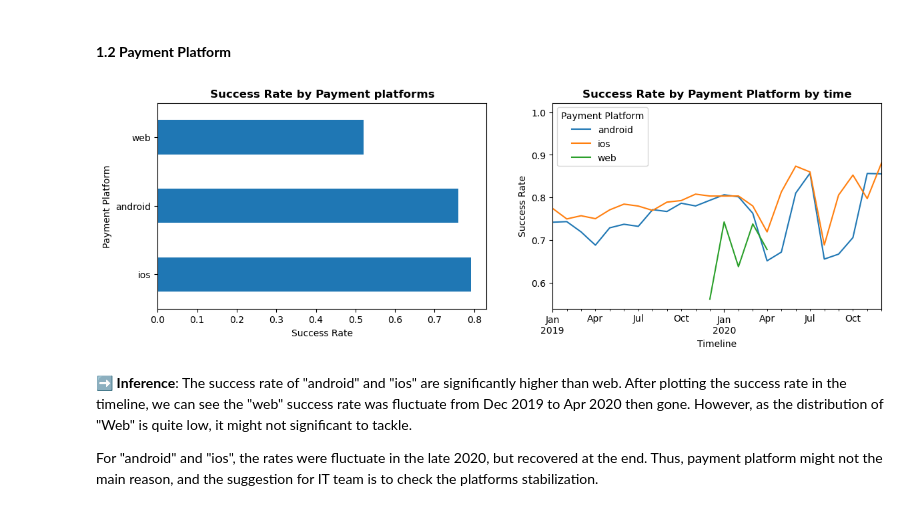
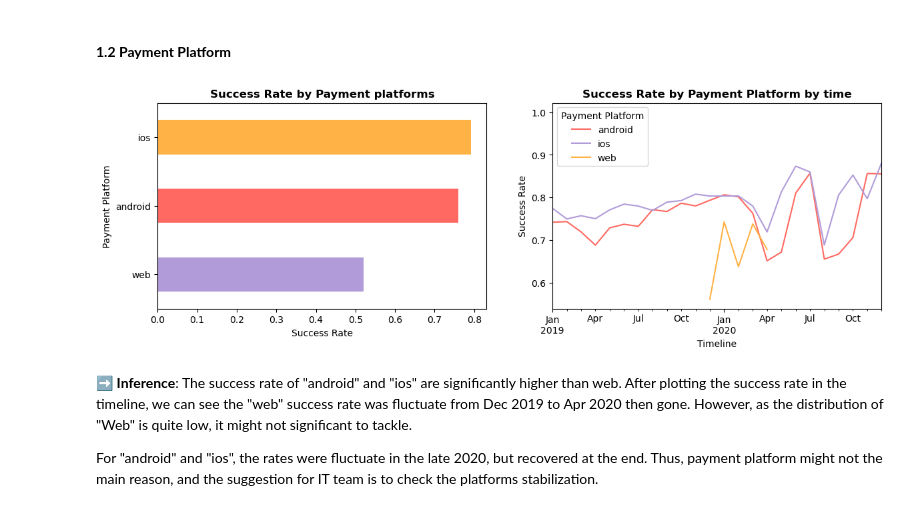
Before and after one commit to letatnhien1912/Success-Rate-Analysis, a Jupyter notebook: success_rate_diagnostic.ipynb, the cells around one changed output. Drawn from its saved outputs; the diff is of its cells as text; code cells hidden in the pictures.

```diff
--- a/success_rate_diagnostic.ipynb
+++ b/success_rate_diagnostic.ipynb
@@ -188,33 +191,44 @@ plt.savefig("image/Payment Channel charts",bbox_inches='tight')
 # %%
 # Create Success Rate by Payment Platforms table
 failed_platform = topup['payment_platform'].value_counts().reset_index().rename(columns={"payment_platform":"total_trans","index":"payment_platform"})
 failed_platform['success_trans'] = list(topup[topup['status_description'] == "Success"]['payment_platform'].value_counts())
 failed_platform['success_rate'] = failed_platform['success_trans'] / failed_platform['total_trans']
 
 # Create figure for subplots
 fig, (ax1, ax2) = plt.subplots(1,2,figsize=(14,4))
 
+# Define colors for each payment platform
+color_palette = ['#FFB347', '#B19CD9', '#FF6961']
+colors1 = {'web': color_palette[0], 'ios': color_palette[1], 'android': color_palette[2]}
+
+# Create a list of colors for each bar
+color_list1 = [colors1[p] for p in failed_platform['payment_platform'].unique()]
+
 # Plot Success Rate by Payment platforms
-failed_platform.plot(kind='barh',x='payment_platform',y='success_rate', ax=ax1)
+failed_platform.sort_values('success_rate').plot(kind='barh', x='payment_platform', y='success_rate', ax=ax1, color=color_list1)
 ax1.set_title("Success Rate by Payment platforms", weight='bold')
 ax1.set_xlabel("Success Rate")
 ax1.get_legend().remove()
 ax1.set_ylabel("Payment Platform")
 
 # Define Success Rate by Payment platform by time
 ym_platform = topup[['year_month','payment_platform']].value_counts().reset_index().rename(columns={0:"total_trans"})
 ym_platform['success_trans'] = list(topup[topup["status_description"]=="Success"][['year_month','payment_platform']].value_counts())
 ym_platform['success_rate'] = ym_platform['success_trans'] / ym_platform['total_trans']
 
+# Create a list of colors for each bar
+colors2 = {'web': color_palette[0], 'ios': color_palette[2], 'android': color_palette[1]}
+color_list2 = [colors2[p] for p in ym_platform['payment_platform'].unique()]
+
 # Plot Success Rate by Payment platform by time
-ym_platform.pivot_table(index='year_month',columns='payment_platform',values='success_rate').plot(ax=ax2)
+ym_platform.pivot_table(index='year_month',columns='payment_platform',values='success_rate').plot(ax=ax2, color=color_list2)
 ax2.set_title("Success Rate by Payment Platform by time", weight='bold')
 ax2.set_ylabel("Success Rate")
 ax2.set_xlabel("Timeline")
 ax2.legend(title="Payment Platform")
 plt.savefig("image/Payment Platforms charts",bbox_inches='tight')
 # %% [output]
-[figure, old version]
+[figure, new version]
 # %% [markdown]
 ➡️ **Inference**: The success rate of "android" and "ios" are significantly higher than web. After plotting the success rate in the timeline, we can see the "web" success rate was fluctuate from Dec 2019 to Apr 2020 then gone. However, as the distribution of "Web" is quite low, it might not significant to tackle.
 
```
Also changed, not shown: parts of 6 cells of this notebook, 7 other files.
